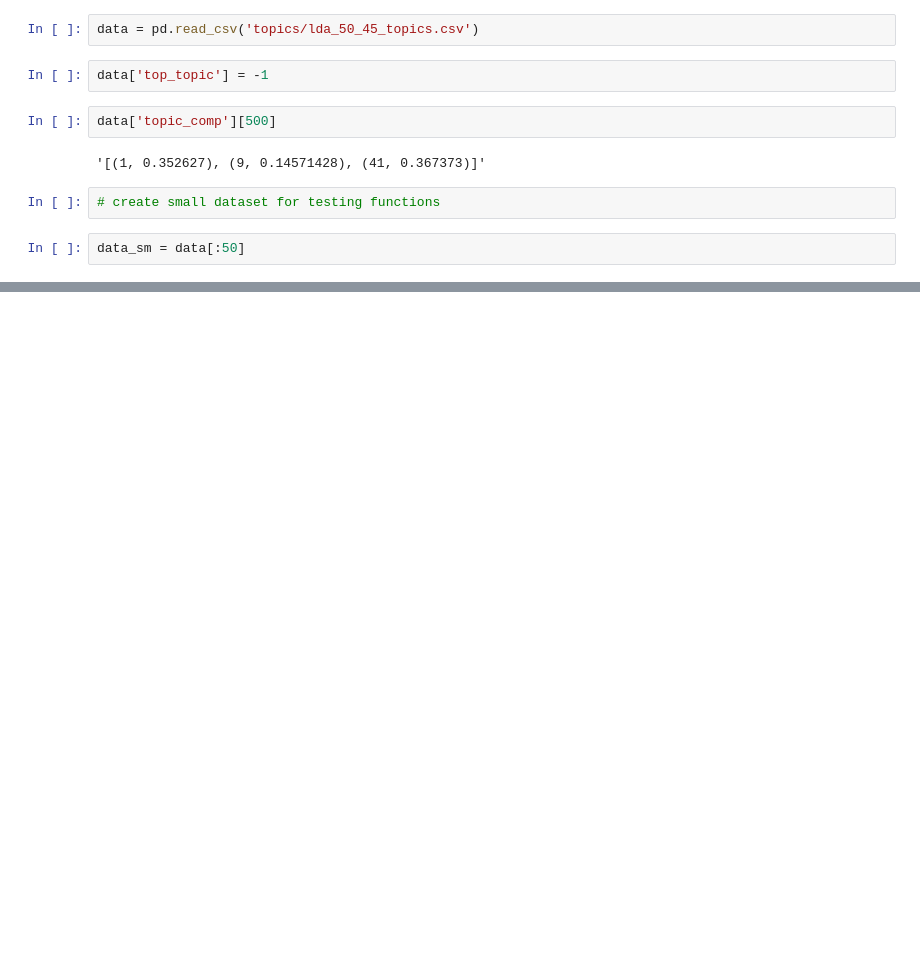
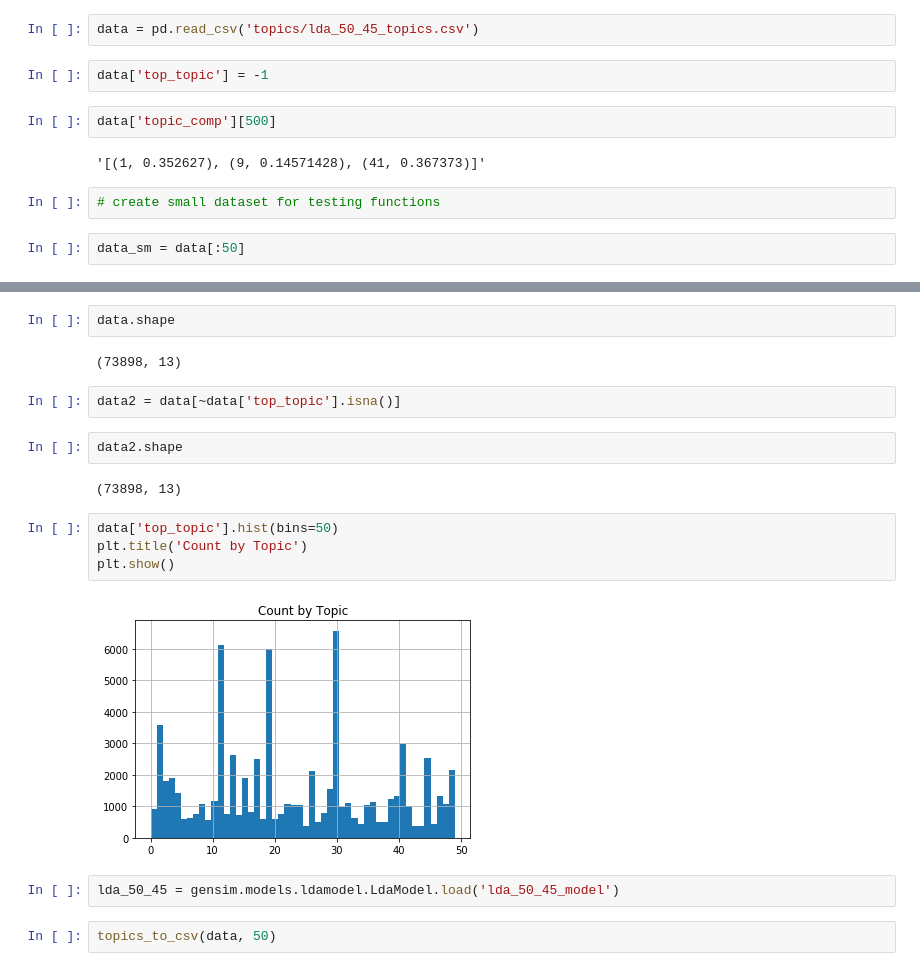
Before and after one commit to alenastern/Sunlight_FOIA, a Jupyter notebook: src/analysis/q2_LDA.ipynb, the cells around one changed output, grey strips where cells are left out. Drawn from its saved outputs; the diff is of its cells as text; blank space fills up the shorter version.

```diff
--- a/src/analysis/q2_LDA.ipynb
+++ b/src/analysis/q2_LDA.ipynb
@@ -487,3 +516,23 @@ data_sm.head()
 | 2 | 2 | 2 | Copies of Building Permits of $5,... | Arlington | 2018-06 | copies of building permits of val... | ['copies', 'of', 'building', 'per... | [('copies', 'NNS'), ('of', 'IN'),... | ['copy', 'build', 'permit', 'valu... | 19 | ... |
 | 3 | 3 | 3 | police report filed to an officer... | Arlington | 2018-06 | police report filed to an officer... | ['police', 'report', 'filed', 'to... | [('police', 'NNS'), ('report', 'N... | ['police', 'report', 'file', 'off... | 19 | ... |
 | 4 | 4 | 4 | Email Communications between Step... | Arlington | 2018-06 | email communications between step... | ['email', 'communications', 'betw... | [('email', 'NN'), ('communication... | ['email', 'communication', 'steph... | 31 | ... |
+# %%
+data.shape
+# %% [output]
+(73898, 13)
+# %%
+data2 = data[~data['top_topic'].isna()]
+# %%
+data2.shape
+# %% [output]
+(73898, 13)
+# %%
+data['top_topic'].hist(bins=50)
+plt.title('Count by Topic')
+plt.show()
+# %% [output]
+[figure, added]
+# %%
+lda_50_45 = gensim.models.ldamodel.LdaModel.load('lda_50_45_model')
+# %%
+topics_to_csv(data, 50)
```
Also changed, not shown: parts of 18 cells of this notebook.
